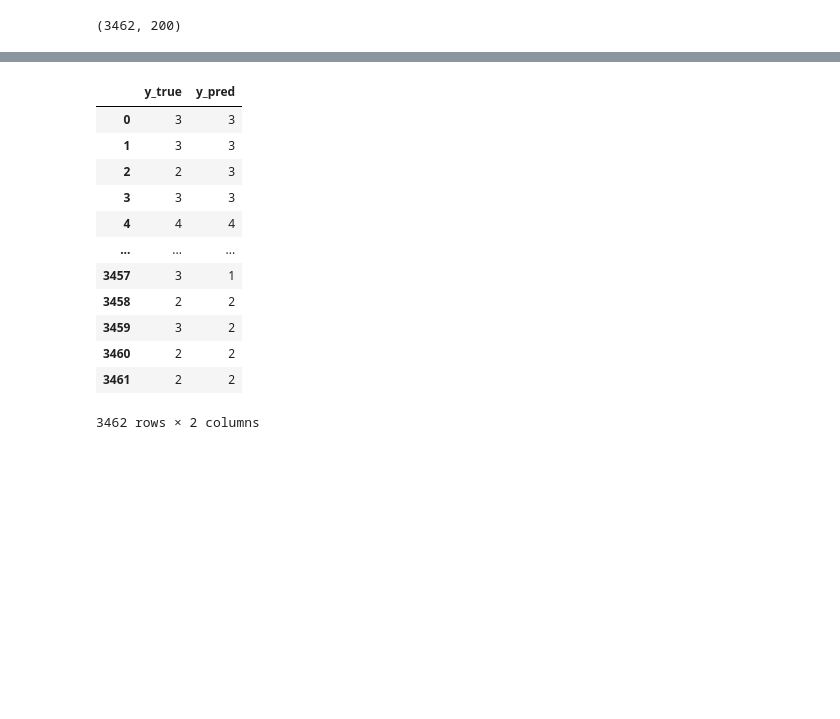
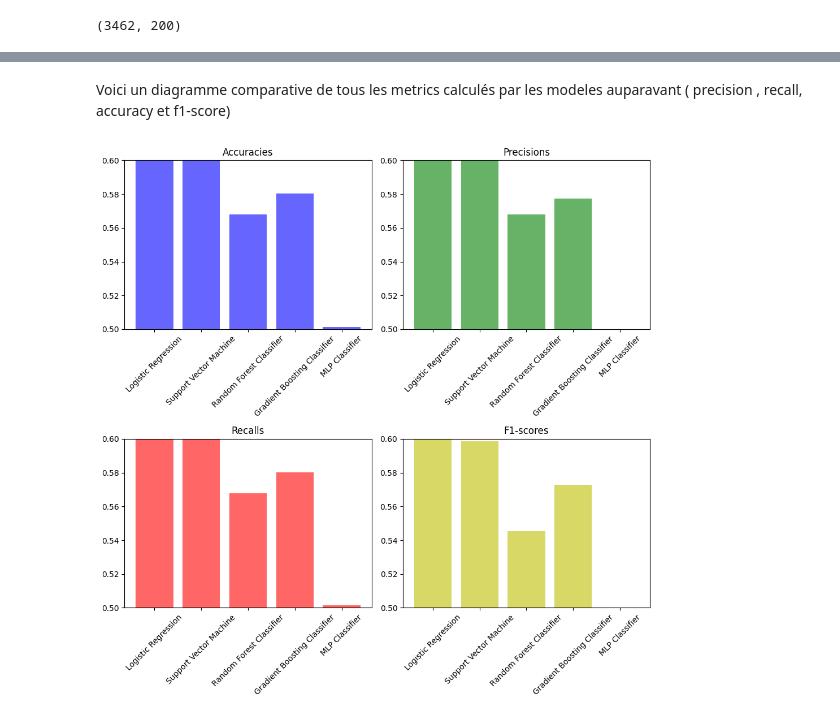
Before and after one commit to NazimKs/Projet-ML-isd, a Jupyter notebook: main.ipynb, the cells around one changed output, grey strips where cells are left out. Saved outputs shown, nothing was run; the diff lists cells and outputs as text; code cells hidden in the pictures; blank space fills up the shorter version.

```diff
--- a/main.ipynb
+++ b/main.ipynb
@@ -370,18 +436,0 @@ KeyboardInterrupt:
-# %%
-df = pd.DataFrame({'y_true': y_pred, 'y_pred': y_test.to_numpy()})
-
-df
-# %% [output]
-|  | y_true | y_pred |
-| 0 | 3 | 3 |
-| 1 | 3 | 3 |
-| 2 | 2 | 3 |
-| 3 | 3 | 3 |
-| 4 | 4 | 4 |
-| ... | ... | ... |
-| 3457 | 3 | 1 |
-| 3458 | 2 | 2 |
-| 3459 | 3 | 2 |
-| 3460 | 2 | 2 |
-| 3461 | 2 | 2 |
-3462 rows × 2 columns
@@ -403,0 +437,38 @@ df
+# %% [markdown]
+Voici un diagramme comparative de tous les metrics calculés par les modeles auparavant ( precision , recall, accuracy et f1-score)
+# %%
+# Plot comparatif des accuracies, precisions, recalls, f1-scores
+plt.figure(figsize=(10, 10))
+
+# Accuracies
+plt.subplot(2, 2, 1)
+plt.bar(range(len(models)), accuracies, color='b', alpha=0.6)
+plt.xticks(range(len(models)), [model[0] for model in models], rotation=45)
+plt.ylim(0.5, 0.6)
+plt.title('Accuracies')
+
+# Precisions
+plt.subplot(2, 2, 2)
+plt.bar(range(len(models)), precisions, color='g', alpha=0.6)
+plt.xticks(range(len(models)), [model[0] for model in models], rotation=45)
+plt.ylim(0.5, 0.6)
+plt.title('Precisions')
+
+# Recalls
+plt.subplot(2, 2, 3)
+plt.bar(range(len(models)), recalls, color='r', alpha=0.6)
+plt.xticks(range(len(models)), [model[0] for model in models], rotation=45)
+plt.ylim(0.5, 0.6)
+plt.title('Recalls')
+
+# F1-scores
+plt.subplot(2, 2, 4)
+plt.bar(range(len(models)), f1s, color='y', alpha=0.6)
+plt.xticks(range(len(models)), [model[0] for model in models], rotation=45)
+plt.ylim(0.5, 0.6)
+plt.title('F1-scores')
+
+plt.tight_layout()
+plt.show()
+# %% [output]
+[figure, added]
```
Also changed, not shown: parts of 23 cells of this notebook.
